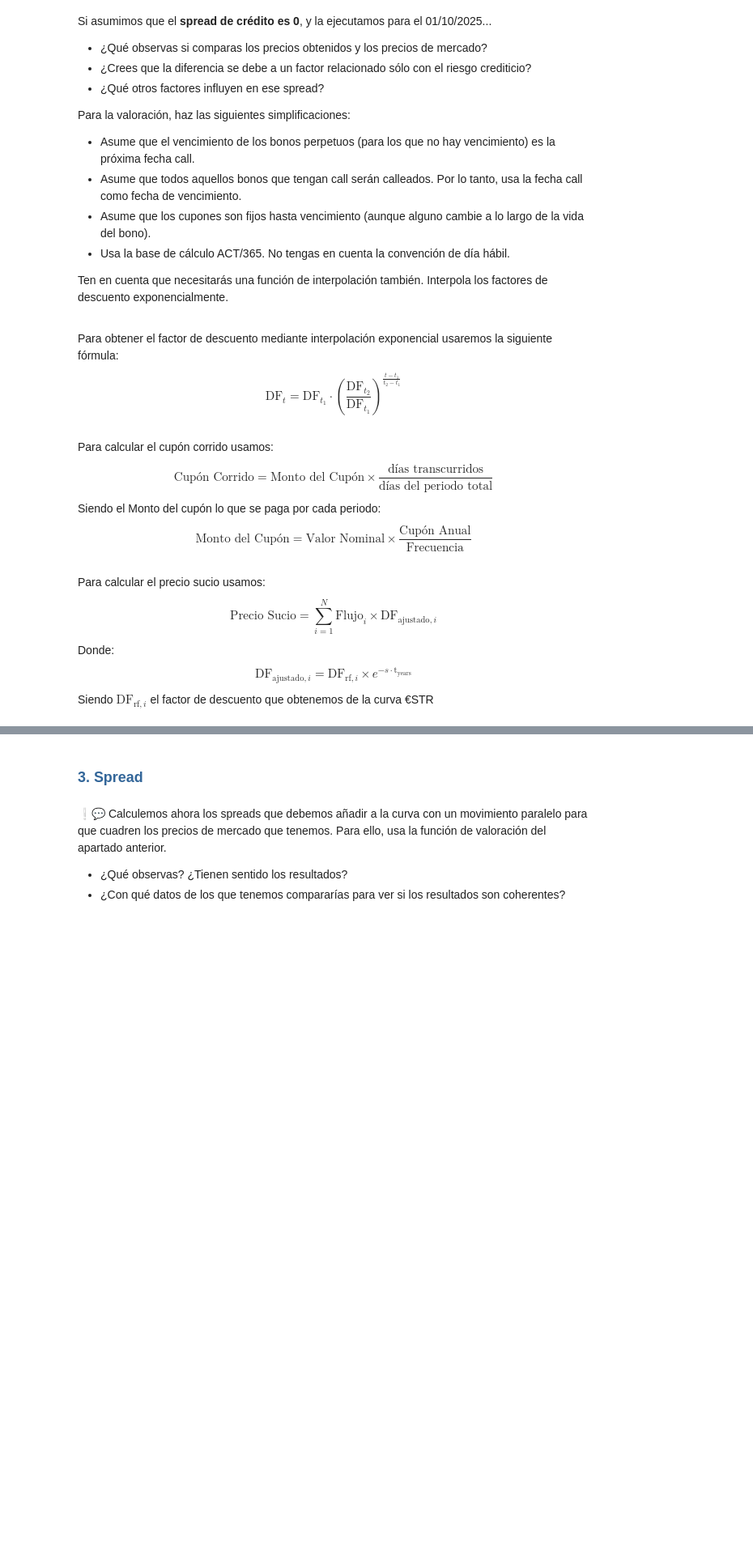
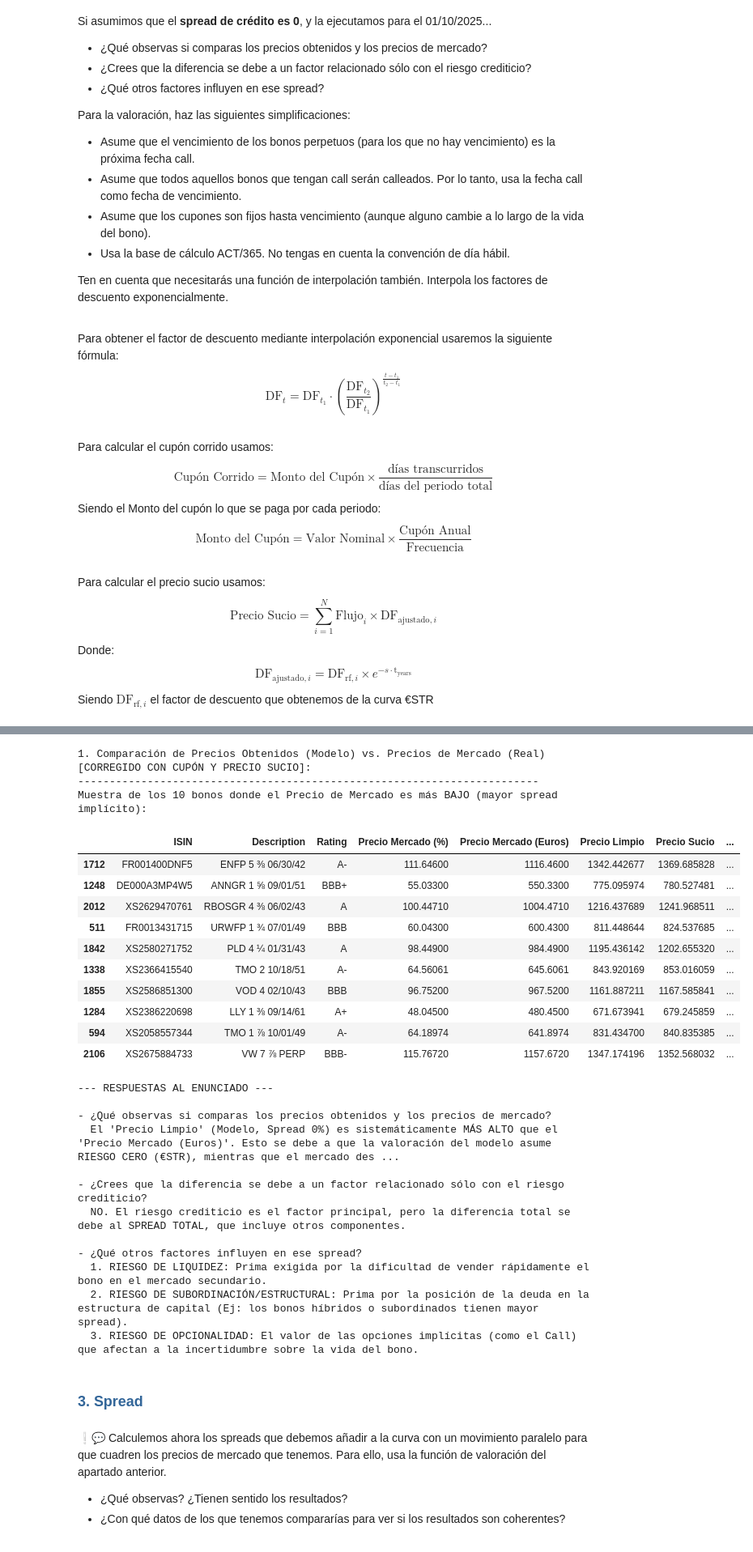
Before and after one commit to danielgarcialop18-cell/Tarea2_RentaFija_DanielGarciaLopez, a Jupyter notebook: Tarea 2_RentaFija_DanielGarciaLopez.ipynb, the cells around one changed output, grey strips where cells are left out. Shown: that part at 81% size. Saved outputs shown, nothing was run; the diff lists cells and outputs as text; code cells hidden in the pictures; blank space fills up the shorter version.

```diff
--- a/Tarea 2_RentaFija_DanielGarciaLopez.ipynb
+++ b/Tarea 2_RentaFija_DanielGarciaLopez.ipynb
@@ -365,3 +286,77 @@ Muestra de los 10 bonos donde el Precio de Mercado es más BAJO (mayor spread im
+# %%
+print("\n1. Comparación de Precios Obtenidos (Modelo) vs. Precios de Mercado (Real) [CORREGIDO CON CUPÓN Y PRECIO SUCIO]:")
+print("-------------------------------------------------------------------------")
+
+# Aseguramos que VALOR_NOMINAL esté definido
+if 'VALOR_NOMINAL' not in locals():
+    VALOR_NOMINAL = 1000.0
+
+# Copiamos el DataFrame base y añadimos las columnas calculadas
+df_analisis_0spread = df_universo[['ISIN', 'Description', 'Rating', 'Price', 'Precio Limpio', 'Precio Sucio', 'Cupon Corrido']].copy()
+
+# CORRECCIÓN DE UNIDADES: Convertir el precio de mercado de % a Euros
+df_analisis_0spread['Precio Mercado (Euros)'] = (df_analisis_0spread['Price'] / 100) * VALOR_NOMINAL
+
+# Calculamos la diferencia en Euros (Mercado - Modelo)
+# Un valor negativo indica que el bono está "barato" en mercado respecto al modelo libre de riesgo (tiene spread positivo)
+df_analisis_0spread['Diferencia Absoluta (Mercado - Modelo)'] = df_analisis_0spread['Precio Mercado (Euros)'] - df_analisis_0spread['Precio Limpio']
+
+# Verificamos si el modelo es mayor al mercado
+df_analisis_0spread['Modelo > Mercado?'] = df_analisis_0spread['Precio Limpio'] > df_analisis_0spread['Precio Mercado (Euros)']
+
+# Renombramos para claridad
+df_analisis_0spread.rename(columns={'Price': 'Precio Mercado (%)'}, inplace=True)
+
+# Seleccionamos las columnas finales
+columnas_finales = [
+    'ISIN', 'Description', 'Rating',
+    'Precio Mercado (%)', 'Precio Mercado (Euros)', 'Precio Limpio',
+    'Precio Sucio', 'Cupon Corrido',
+    'Diferencia Absoluta (Mercado - Modelo)', 'Modelo > Mercado?'
+]
+
+# Mostramos los 10 bonos donde el Precio de Mercado es más BAJO comparado con el modelo (mayor spread implícito)
+print("Muestra de los 10 bonos donde el Precio de Mercado es más BAJO (mayor spread implícito):")
+display(df_analisis_0spread[columnas_finales].sort_values(by='Diferencia Absoluta (Mercado - Modelo)', ascending=True).head(10))
+
+print("\n--- RESPUESTAS AL ENUNCIADO ---")
+print("\n- ¿Qué observas si comparas los precios obtenidos y los precios de mercado?")
+print("  El 'Precio Limpio' (Modelo, Spread 0%) es sistemáticamente MÁS ALTO que el 'Precio Mercado (Euros)'. Esto se debe a que la valoración del modelo asume RIESGO CERO (€STR), mientras que el mercado descuenta el riesgo real del emisor exigiendo una rentabilidad mayor (y por tanto, pagando un precio menor). La diferencia ahora refleja correctamente la prima de riesgo en términos monetarios.")
+
+print("\n- ¿Crees que la diferencia se debe a un factor relacionado sólo con el riesgo crediticio?")
+print("  NO. El riesgo crediticio es el factor principal, pero la diferencia total se debe al SPREAD TOTAL, que incluye otros componentes.")
+
+print("\n- ¿Qué otros factores influyen en ese spread?")
+print("  1. RIESGO DE LIQUIDEZ: Prima exigida por la dificultad de vender rápidamente el bono en el mercado secundario.")
+print("  2. RIESGO DE SUBORDINACIÓN/ESTRUCTURAL: Prima por la posición de la deuda en la estructura de capital (Ej: los bonos híbridos o subordinados tienen mayor spread).")
+print("  3. RIESGO DE OPCIONALIDAD: El valor de las opciones implícitas (como el Call) que afectan a la incertidumbre sobre la vida del bono.")
+# %% [output]
+1. Comparación de Precios Obtenidos (Modelo) vs. Precios de Mercado (Real) [CORREGIDO CON CUPÓN Y PRECIO SUCIO]:
+-------------------------------------------------------------------------
+Muestra de los 10 bonos donde el Precio de Mercado es más BAJO (mayor spread implícito):
+|  | ISIN | Description | Rating | Precio Mercado (%) | Precio Mercado (Euros) | Precio Limpio | Precio Sucio | ... |
+| 1712 | FR001400DNF5 | ENFP 5 ⅜ 06/30/42 | A- | 111.64600 | 1116.4600 | 1342.442677 | 1369.685828 | ... |
+| 1248 | DE000A3MP4W5 | ANNGR 1 ⅝ 09/01/51 | BBB+ | 55.03300 | 550.3300 | 775.095974 | 780.527481 | ... |
+| 2012 | XS2629470761 | RBOSGR 4 ⅜ 06/02/43 | A | 100.44710 | 1004.4710 | 1216.437689 | 1241.968511 | ... |
+| 511 | FR0013431715 | URWFP 1 ¾ 07/01/49 | BBB | 60.04300 | 600.4300 | 811.448644 | 824.537685 | ... |
+| 1842 | XS2580271752 | PLD 4 ¼ 01/31/43 | A | 98.44900 | 984.4900 | 1195.436142 | 1202.655320 | ... |
+| 1338 | XS2366415540 | TMO 2 10/18/51 | A- | 64.56061 | 645.6061 | 843.920169 | 853.016059 | ... |
+| 1855 | XS2586851300 | VOD 4 02/10/43 | BBB | 96.75200 | 967.5200 | 1161.887211 | 1167.585841 | ... |
+| 1284 | XS2386220698 | LLY 1 ⅜ 09/14/61 | A+ | 48.04500 | 480.4500 | 671.673941 | 679.245859 | ... |
+| 594 | XS2058557344 | TMO 1 ⅞ 10/01/49 | A- | 64.18974 | 641.8974 | 831.434700 | 840.835385 | ... |
+| 2106 | XS2675884733 | VW 7 ⅞ PERP | BBB- | 115.76720 | 1157.6720 | 1347.174196 | 1352.568032 | ... |
+--- RESPUESTAS AL ENUNCIADO ---
+
+- ¿Qué observas si comparas los precios obtenidos y los precios de mercado?
+  El 'Precio Limpio' (Modelo, Spread 0%) es sistemáticamente MÁS ALTO que el 'Precio Mercado (Euros)'. Esto se debe a que la valoración del modelo asume RIESGO CERO (€STR), mientras que el mercado des ...
+
+- ¿Crees que la diferencia se debe a un factor relacionado sólo con el riesgo crediticio?
+  NO. El riesgo crediticio es el factor principal, pero la diferencia total se debe al SPREAD TOTAL, que incluye otros componentes.
+
+- ¿Qué otros factores influyen en ese spread?
+  1. RIESGO DE LIQUIDEZ: Prima exigida por la dificultad de vender rápidamente el bono en el mercado secundario.
+  2. RIESGO DE SUBORDINACIÓN/ESTRUCTURAL: Prima por la posición de la deuda en la estructura de capital (Ej: los bonos híbridos o subordinados tienen mayor spread).
+  3. RIESGO DE OPCIONALIDAD: El valor de las opciones implícitas (como el Call) que afectan a la incertidumbre sobre la vida del bono.
 # %% [markdown]
 ### <font color=#336699>3. Spread</font>
 # %% [markdown]
```
Also changed, not shown: parts of 3 cells of this notebook.
